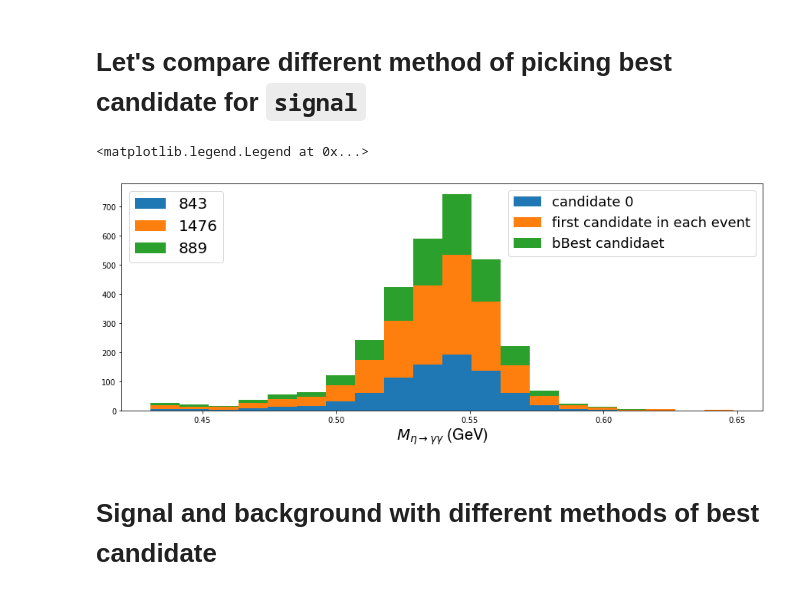
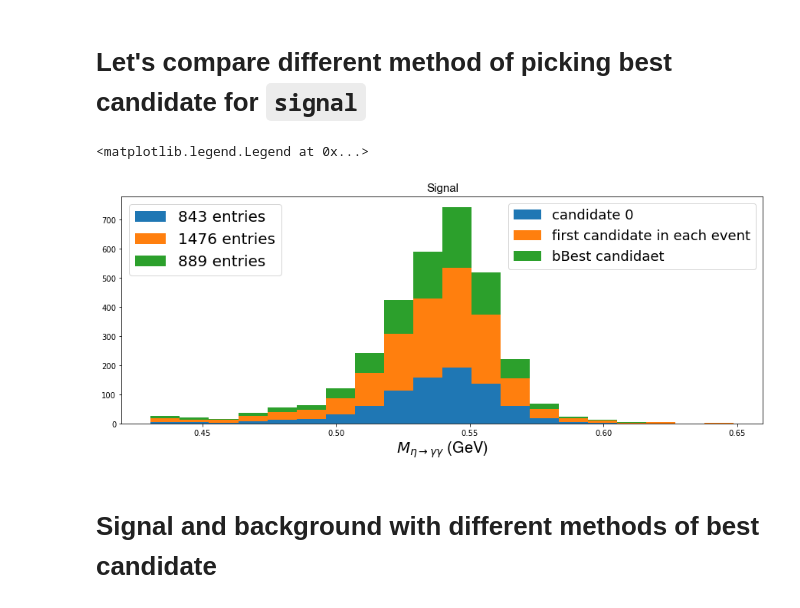
Before and after one commit to SaharGholipour/Sahar_MSc, a Jupyter notebook: InvM_eta_sigbkg_hist.ipynb, the cells around one changed output. Cells and saved outputs as stored; diff of their text form; code cells hidden in the pictures.

```diff
--- a/InvM_eta_sigbkg_hist.ipynb
+++ b/InvM_eta_sigbkg_hist.ipynb
@@ -669,15 +670,16 @@ eta_sig_InvM_bBestcan = pd.concat([
 # %%
 plt.figure(figsize=(15,12))
 
 plt.subplot(211)
 count, edges, _ = plt.hist([eta_sig_InvM_cand0, eta_sig_InvM_bestcan, eta_sig_InvM_bBestcan], histtype='barstacked', bins=20,label=['candidate 0', 'first candidate in each event', 'bBest candidaet'])
+plt.title('Signal', fontdict=form_title)
 plt.xlabel(r'$M_{\eta\rightarrow \gamma\gamma}$ (GeV)', fontdict=form_label)
-legend = plt.legend([f'{len(eta_sig_InvM_cand0)}', f'{len(eta_sig_InvM_bestcan)}', f'{len(eta_sig_InvM_bBestcan)}'], loc=2, fontsize=20)
+legend = plt.legend([f'{len(eta_sig_InvM_cand0)} entries', f'{len(eta_sig_InvM_bestcan)} entries', f'{len(eta_sig_InvM_bBestcan)} entries'], loc=2, fontsize=20)
 plt.legend(fontsize=18, loc=1)
 plt.gca().add_artist(legend)
 # %% [output]
 <matplotlib.legend.Legend at 0x...>
-[figure, old version]
+[figure, new version]
 # %% [markdown]
 # Signal and background with different methods of best candidate
 # %%
```
Also changed, not shown: parts of 4 cells of this notebook.
